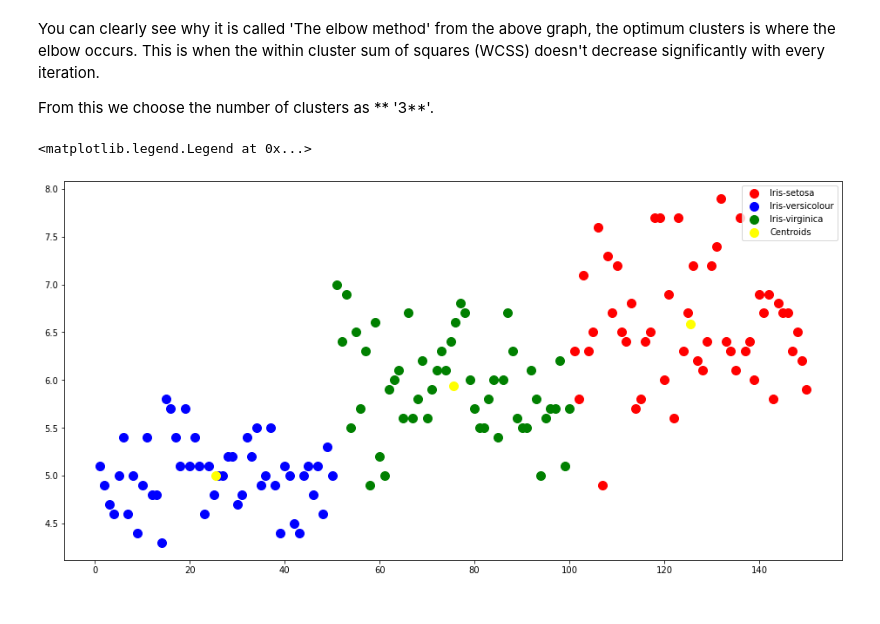
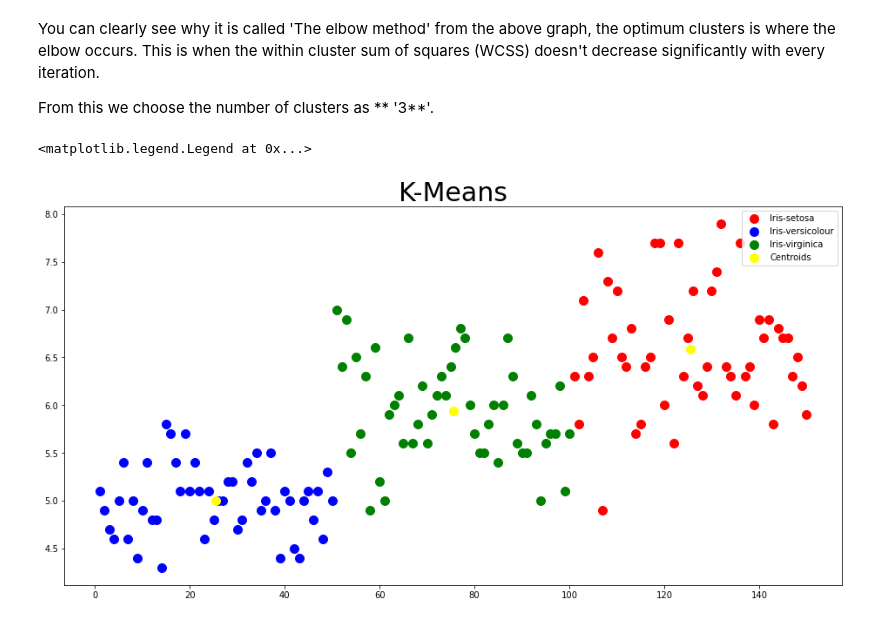
Before and after one commit to MahmoudSwailamAbdallahAtia/The-Sparks-Foundation-GRIP-Program, a Jupyter notebook: Task 2.ipynb, the cells around one changed output. Drawn from its saved outputs; the diff is of its cells as text; code cells hidden in the pictures.

```diff
--- a/Task 2.ipynb
+++ b/Task 2.ipynb
@@ -95,17 +104,18 @@ y_kmeans = kmeans.fit_predict(x)
 # %%
 # Visualising the clusters - On the first two columns
 fig, axes = plt.subplots(figsize = (16, 8))
 plt.scatter(x[y_kmeans == 0, 0], x[y_kmeans == 0, 1],
             s = 100, c = 'red', label = 'Iris-setosa')
 plt.scatter(x[y_kmeans == 1, 0], x[y_kmeans == 1, 1],
             s = 100, c = 'blue', label = 'Iris-versicolour')
 plt.scatter(x[y_kmeans == 2, 0], x[y_kmeans == 2, 1],
             s = 100, c = 'green', label = 'Iris-virginica')
 
 # Plotting the centroids of the clusters
 plt.scatter(kmeans.cluster_centers_[:, 0], kmeans.cluster_centers_[:,1],
             s = 100, c = 'yellow', label = 'Centroids')
+plt.title("K-Means", fontsize=30)
 plt.legend()
 # %% [output]
 <matplotlib.legend.Legend at 0x...>
-[figure, old version]
+[figure, new version]
```
Also changed, not shown: parts of 2 cells of this notebook.
